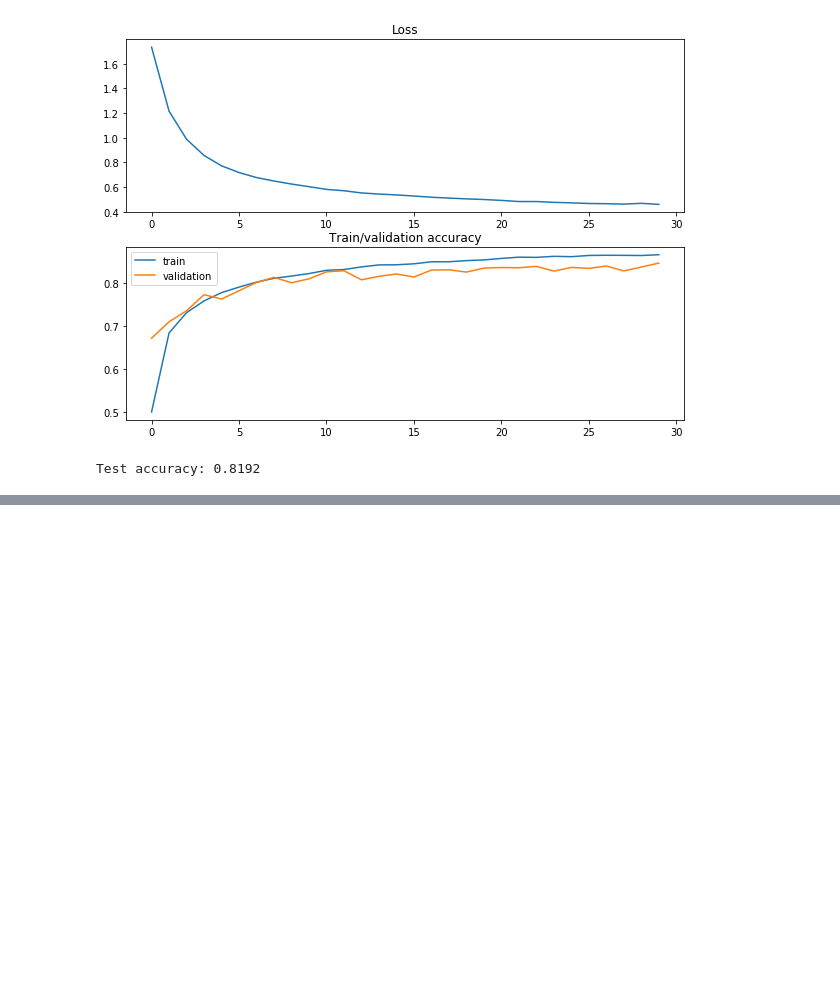
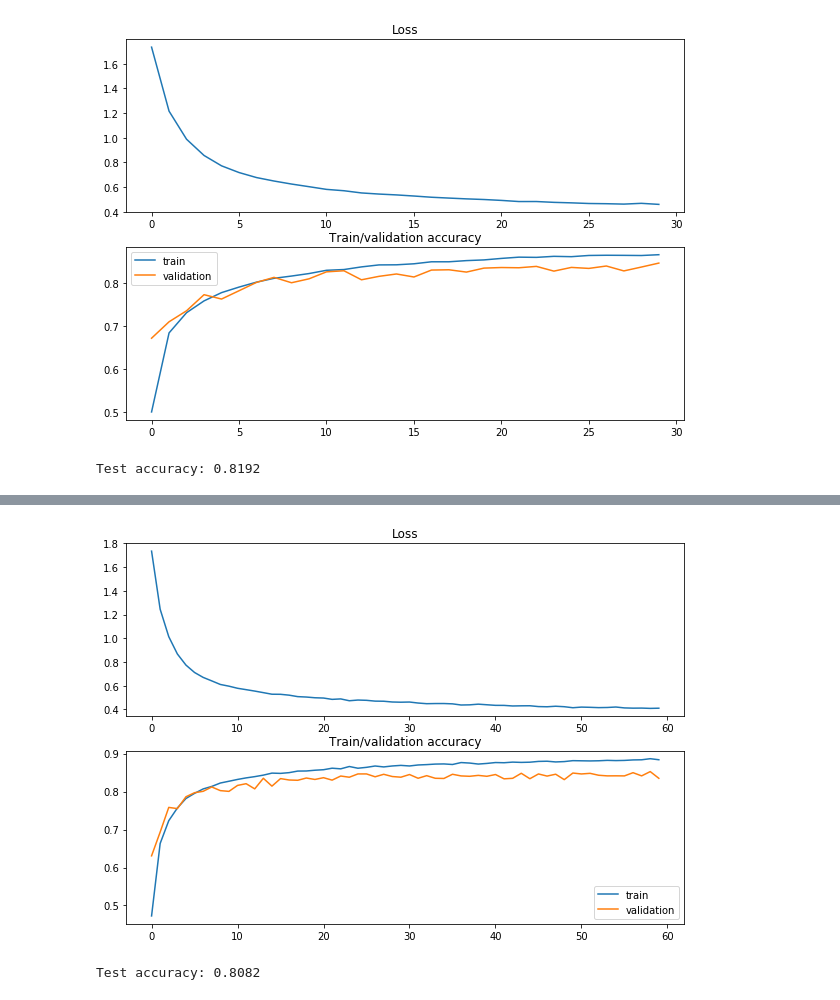
Before and after one commit to PsychoXgod/dlcourse_ai, a Jupyter notebook: assignments/assignment2/PyTorch.ipynb, the cells around one changed output, grey strips where cells are left out. Saved outputs shown, nothing was run; the diff lists cells and outputs as text; code cells hidden in the pictures; blank space fills up the shorter version.

```diff
--- a/assignments/assignment2/PyTorch.ipynb
+++ b/assignments/assignment2/PyTorch.ipynb
@@ -1639,0 +1642,11 @@ Average loss: 0.527449, Train accuracy: 0.848514, Val accuracy: 0.814211
+# %%
+loss_accuracy_plot(loss_history, train_history, val_history)
+# %% [output]
+[figure, added]
+# %%
+# Как всегда, в конце проверяем на test set
+test_loader = torch.utils.data.DataLoader(data_test, batch_size=batch_size)
+test_accuracy = compute_accuracy(nn_model, test_loader)
+print("Test accuracy: %2.4f" % test_accuracy)
+# %% [output]
+Test accuracy: 0.8082
```
Also changed, not shown: parts of 7 cells of this notebook.
